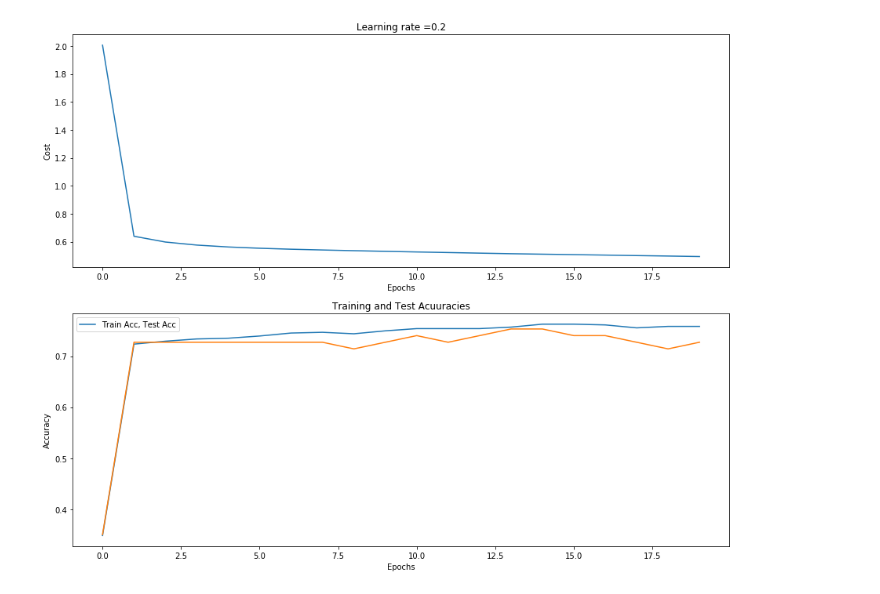
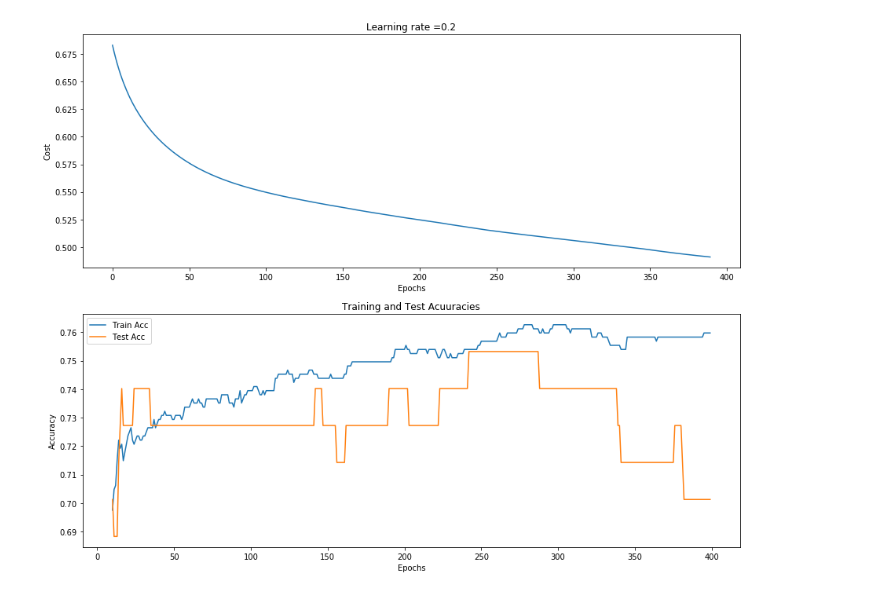
Before and after one commit to Rishi1310/Neural-Network-from-scratch-using-OOP, a Jupyter notebook: Neural_Net.ipynb, the cells around one changed output. Saved outputs shown, nothing was run; the diff lists cells and outputs as text; code cells hidden in the pictures.

```diff
--- a/Neural_Net.ipynb
+++ b/Neural_Net.ipynb
@@ -288,5 +289,5 @@ class Neural_Net:
 # %%
 np.random.seed(10)
 net = Neural_Net([10,5])
-costs = net.train(X_train,y_train,X_test,y_test,epochs=400,learning_rate=0.2,printCost=True,printEvery=20)
+costs = net.train(X_train,y_train,X_test,y_test,epochs=400,learning_rate=0.2,printCost=True,printEvery=1, printFrom = 10)
 # %% [output]
@@ -310 +311 @@ Epoch 400/400, Cost = 0.491097, Training Accuracy = 0.759768, Validation Accurac
-[figure, old version]
+[figure, new version]
```
Also changed, not shown: parts of 13 cells of this notebook, 2 other files.
